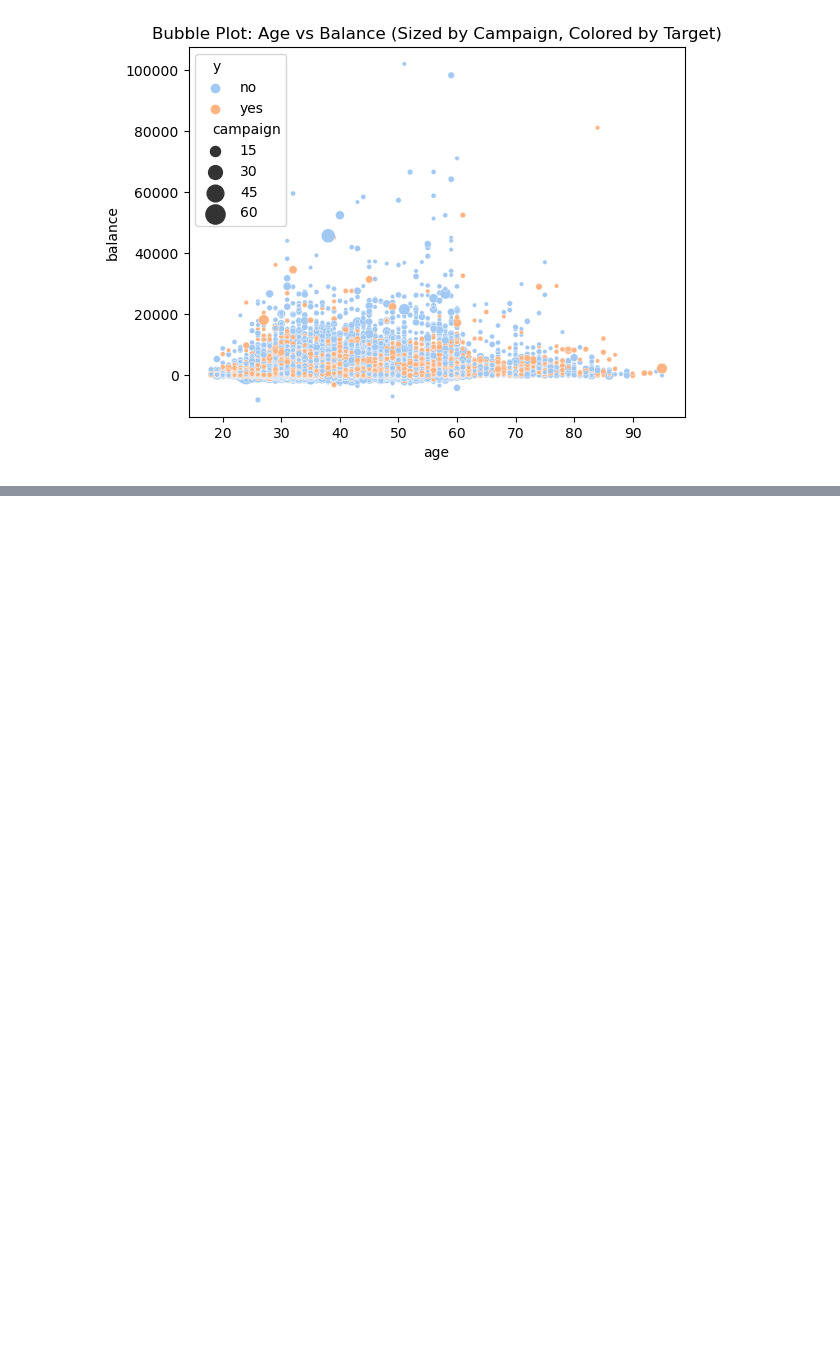
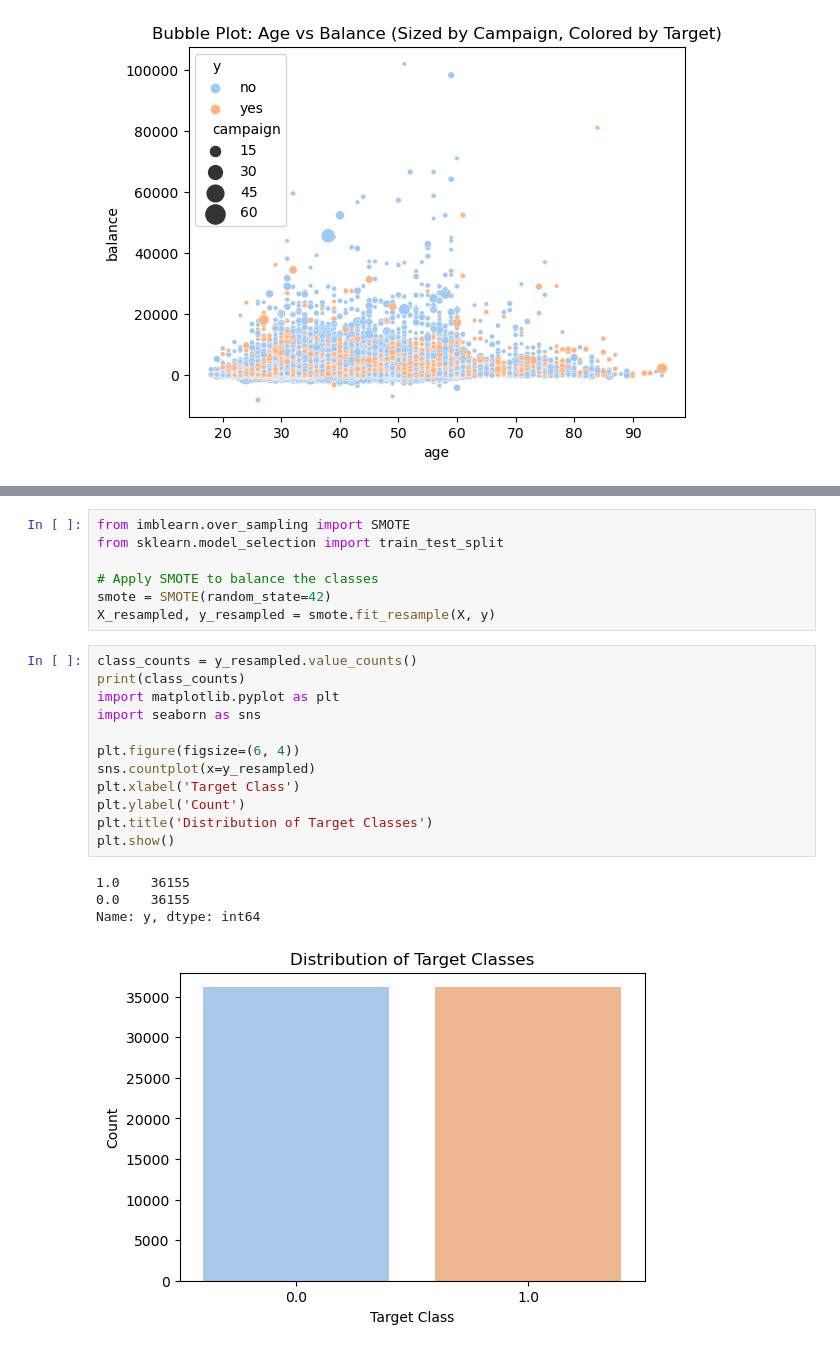
Before and after one commit to Isaac-Ndirangu-Muturi-749/Predictive-Marketing-Campaign-Analysis-Analysis-for-Bank-Term-Deposit-Subscription-Using-Decision-Tr, a Jupyter notebook: jupyter_notebook.ipynb, the cells around one changed output, grey strips where cells are left out. Saved outputs shown, nothing was run; the diff lists cells and outputs as text; blank space fills up the shorter version.

```diff
--- a/jupyter_notebook.ipynb
+++ b/jupyter_notebook.ipynb
@@ -359,0 +611,24 @@ plt.show()
+# %%
+from imblearn.over_sampling import SMOTE
+from sklearn.model_selection import train_test_split
+
+# Apply SMOTE to balance the classes
+smote = SMOTE(random_state=42)
+X_resampled, y_resampled = smote.fit_resample(X, y)
+# %%
+class_counts = y_resampled.value_counts()
+print(class_counts)
+import matplotlib.pyplot as plt
+import seaborn as sns
+
+plt.figure(figsize=(6, 4))
+sns.countplot(x=y_resampled)
+plt.xlabel('Target Class')
+plt.ylabel('Count')
+plt.title('Distribution of Target Classes')
+plt.show()
+# %% [output]
+1.0    36155
+0.0    36155
+Name: y, dtype: int64
+[figure, added]
```
Also changed, not shown: parts of 14 cells of this notebook.
